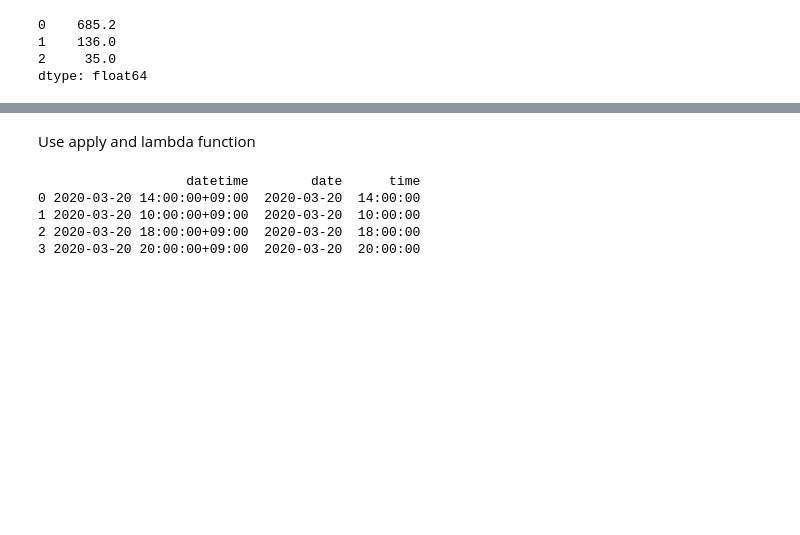
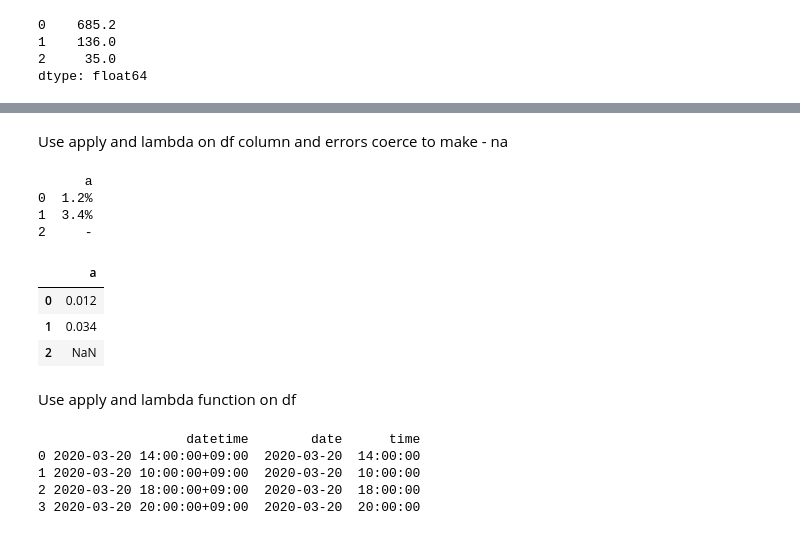
Before and after one commit to noaihere/distillery, a Jupyter notebook: short_python.ipynb, the cells around one changed output, grey strips where cells are left out. Cells and saved outputs as stored; diff of their text form; code cells hidden in the pictures; blank space fills up the shorter version.

Commit message:
replace

```diff
--- a/short_python.ipynb
+++ b/short_python.ipynb
@@ -155,5 +181,21 @@ dtype: float64
+# %% [markdown]
+Use apply and lambda on df column and errors coerce to make - na
+# %%
+df = pd.DataFrame({'a':['1.2%','3.4%', '-']})
+print(df)
+df['a'] = df['a'].apply(lambda x: pd.to_numeric(x.replace('%',''), errors="coerce")/100)
+df
+# %% [output]
+      a
+0  1.2%
+1  3.4%
+2     -
+|  | a |
+| 0 | 0.012 |
+| 1 | 0.034 |
+| 2 | NaN |
 # %% [markdown]
-Use apply and lambda function
+Use apply and lambda function on df
 # %%
 from datetime import timedelta
 df = pd.DataFrame({'datetime':['2020-03-20T14:00:00+09:00','2020-03-20T10:00:00+09:00','2020-03-20T18:00:00+09:00',
```
Also changed, not shown: parts of 2 cells of this notebook.
